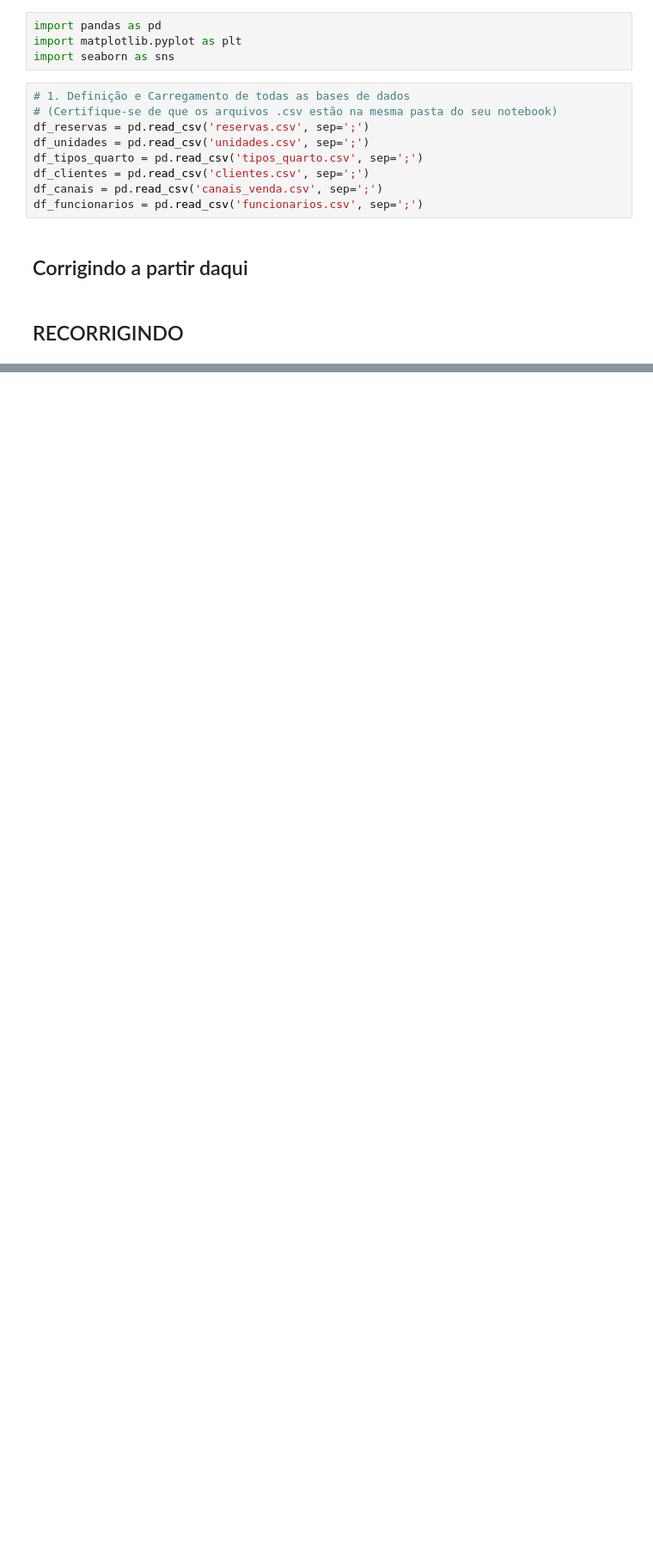
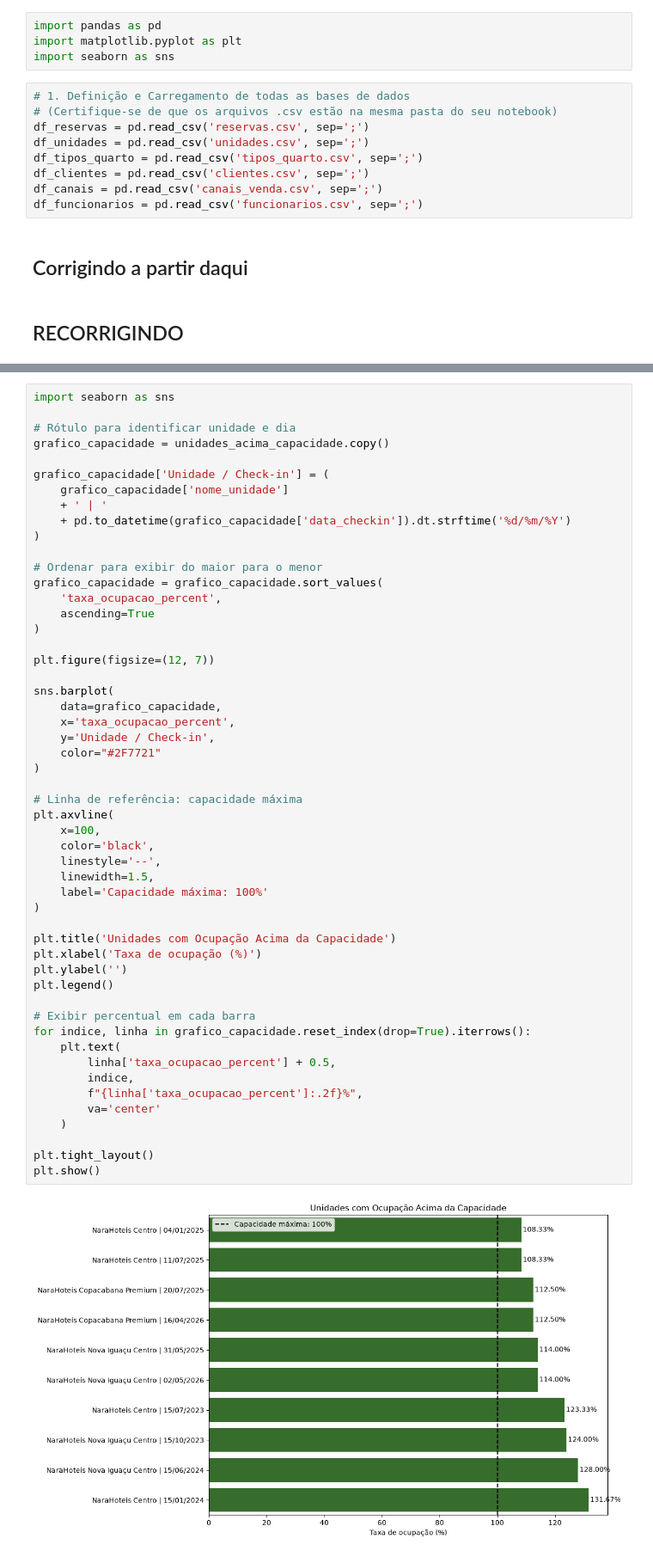
Before and after one commit to CarlosEduardoRodrigues7/Narahotel, a Jupyter notebook: resposta2.ipynb, the cells around one changed output, grey strips where cells are left out. Shown at 86% size. Saved outputs shown, nothing was run; the diff lists cells and outputs as text; blank space fills up the shorter version.

```diff
--- a/resposta2.ipynb
+++ b/resposta2.ipynb
@@ -591,0 +687,54 @@ Passing `palette` without assigning `hue` is deprecated and will be removed in v
+# %%
+import seaborn as sns
+
+# Rótulo para identificar unidade e dia
+grafico_capacidade = unidades_acima_capacidade.copy()
+
+grafico_capacidade['Unidade / Check-in'] = (
+    grafico_capacidade['nome_unidade']
+    + ' | '
+    + pd.to_datetime(grafico_capacidade['data_checkin']).dt.strftime('%d/%m/%Y')
+)
+
+# Ordenar para exibir do maior para o menor
+grafico_capacidade = grafico_capacidade.sort_values(
+    'taxa_ocupacao_percent',
+    ascending=True
+)
+
+plt.figure(figsize=(12, 7))
+
+sns.barplot(
+    data=grafico_capacidade,
+    x='taxa_ocupacao_percent',
+    y='Unidade / Check-in',
+    color="#2F7721"
+)
+
+# Linha de referência: capacidade máxima
+plt.axvline(
+    x=100,
+    color='black',
+    linestyle='--',
+    linewidth=1.5,
+    label='Capacidade máxima: 100%'
+)
+
+plt.title('Unidades com Ocupação Acima da Capacidade')
+plt.xlabel('Taxa de ocupação (%)')
+plt.ylabel('')
+plt.legend()
+
+# Exibir percentual em cada barra
+for indice, linha in grafico_capacidade.reset_index(drop=True).iterrows():
+    plt.text(
+        linha['taxa_ocupacao_percent'] + 0.5,
+        indice,
+        f"{linha['taxa_ocupacao_percent']:.2f}%",
+        va='center'
+    )
+
+plt.tight_layout()
+plt.show()
+# %% [output]
+[figure, added]
```
Also changed, not shown: parts of 12 cells of this notebook.
